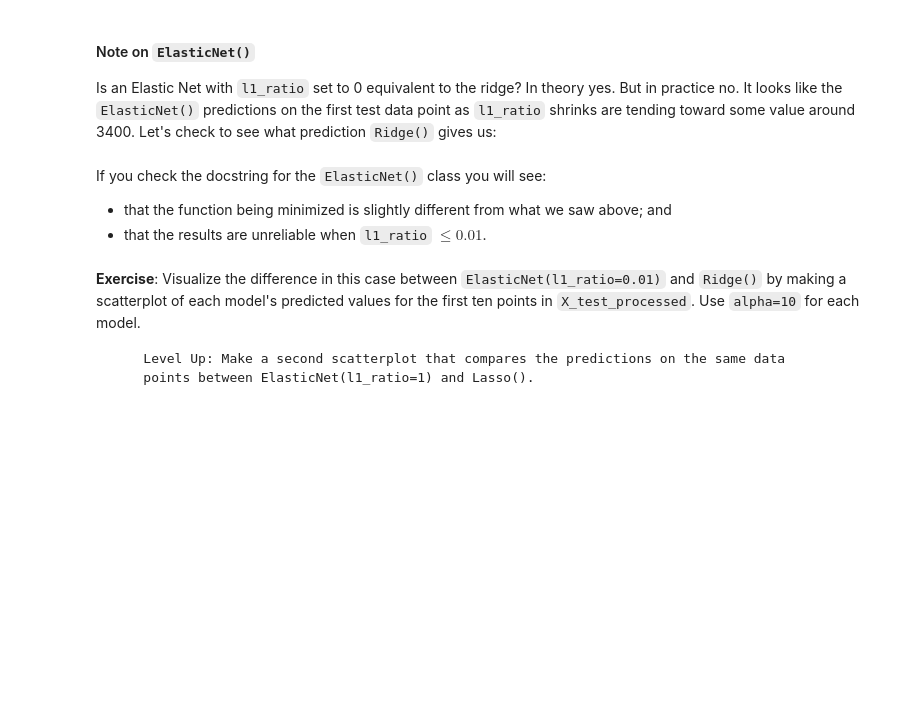
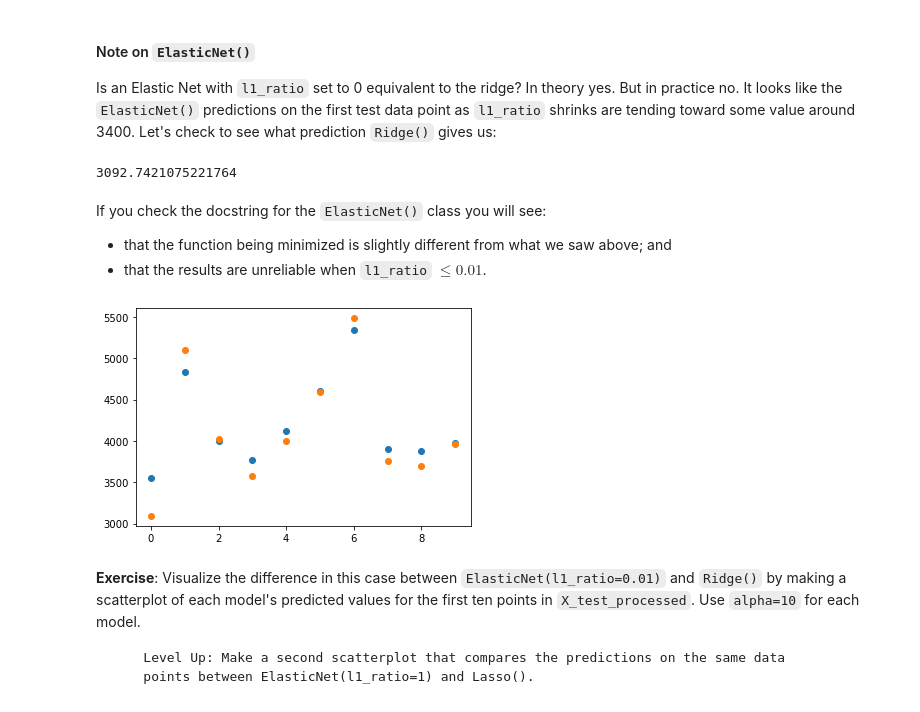
Before and after one commit to evanstaffen/NYC-DS-091922, a Jupyter notebook: Phase_3/Phase3_Topic23_Regularization/Regularization_CrossValidation.ipynb, the cells around one changed output. Drawn from its saved outputs; the diff is of its cells as text; code cells hidden in the pictures; blank space fills up the shorter version.

```diff
--- a/Phase_3/Phase3_Topic23_Regularization/Regularization_CrossValidation.ipynb
+++ b/Phase_3/Phase3_Topic23_Regularization/Regularization_CrossValidation.ipynb
@@ -402,10 +412,13 @@ X_train, X_test, y_train, y_test = train_test_split(X ,y, random_state = 42)
 Let's one-hot encode the nominal categoricals
 # %%
 # Taking in other features (category)
+
+
 ohe = OneHotEncoder(drop='first')
 dummies = ohe.fit_transform(X_train[['species', 'island', 'sex']])
 
 # Getting a DF
-X_train_onehot = pd.DataFrame(dummies.todense(), columns=ohe.get_feature_names_out(), index=X_train.index)
+# Could have put sparse = False when instantiate OHE. Since we didn't, can use .todense()
+X_train_onehot = pd.DataFrame(dummies.todense(), columns=ohe.get_feature_names(), index=X_train.index)
 
 X_train_onehot.head()
@@ -420,7 +447,7 @@ We have our training feature matrix:
 - Apply transformation fit_transformed on train set to test feature matrix.
 # %%
 test_dummies = ohe.transform(X_test[['species', 'island', 'sex']])
-test_df = pd.DataFrame(test_dummies.todense(), columns=ohe.get_feature_names_out(),
+test_df = pd.DataFrame(test_dummies.todense(), columns=ohe.get_feature_names(),
                        index=X_test.index)
 X_test_df = pd.concat([X_test[['bill_length_mm', 'bill_depth_mm',
                               'flipper_length_mm']], test_df], axis=1)
@@ -840,10 +1065,22 @@ Is an Elastic Net with `l1_ratio` set to 0 equivalent to the ridge? In theory ye
 ridge = Ridge(alpha=10, random_state=42)
 ridge.fit(X_train_processed, y_train)
 ridge.predict(X_test_processed[0].reshape(1, -1))[0]
+# %% [output]
+3092.7421075221764
 # %% [markdown]
 If you check the docstring for the `ElasticNet()` class you will see:
 - that the function being minimized is slightly different from what we saw above; and
 - that the results are unreliable when `l1_ratio` $\leq 0.01$.
+# %%
+fig, ax = plt.subplots()
+enet_r = ElasticNet(alpha=10, l1_ratio=0.01, random_state=42)
+enet_r.fit(X_train_processed, y_train)
+preds_enr = enet_r.predict(X_test_processed[:10])
+preds_ridge = ridge.predict(X_test_processed[:10])
+ax.scatter(np.arange(10), preds_enr)
+ax.scatter(np.arange(10), preds_ridge);
+# %% [output]
+[figure, added]
 # %% [markdown]
 **Exercise**: Visualize the difference in this case between `ElasticNet(l1_ratio=0.01)` and `Ridge()` by making a scatterplot of each model's predicted values for the first ten points in `X_test_processed`. Use `alpha=10` for each model.
 
```
Also changed, not shown: parts of 63 cells of this notebook.
